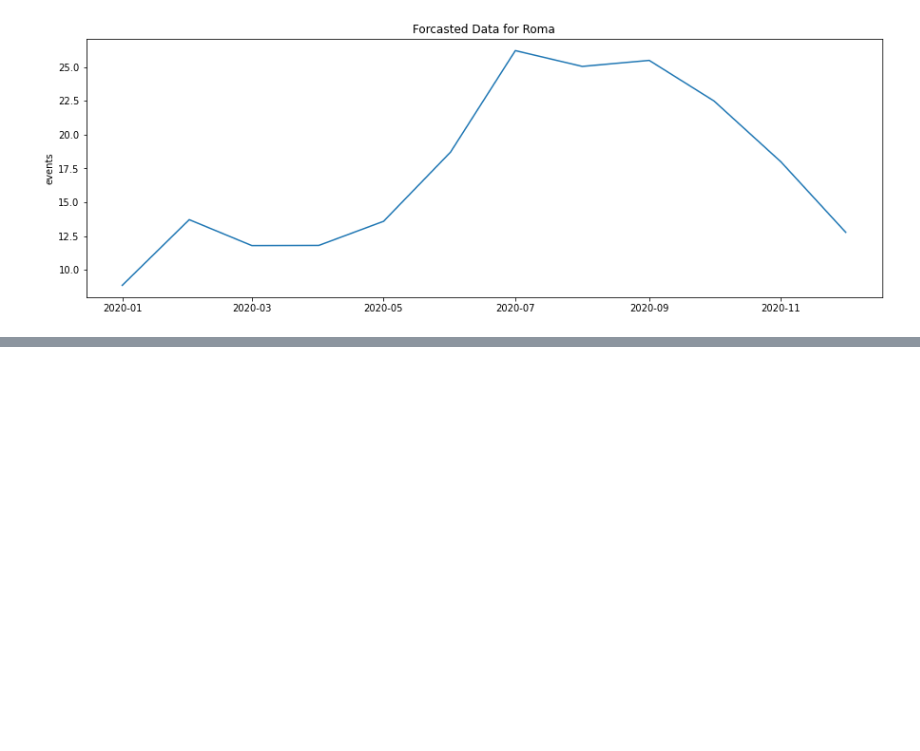
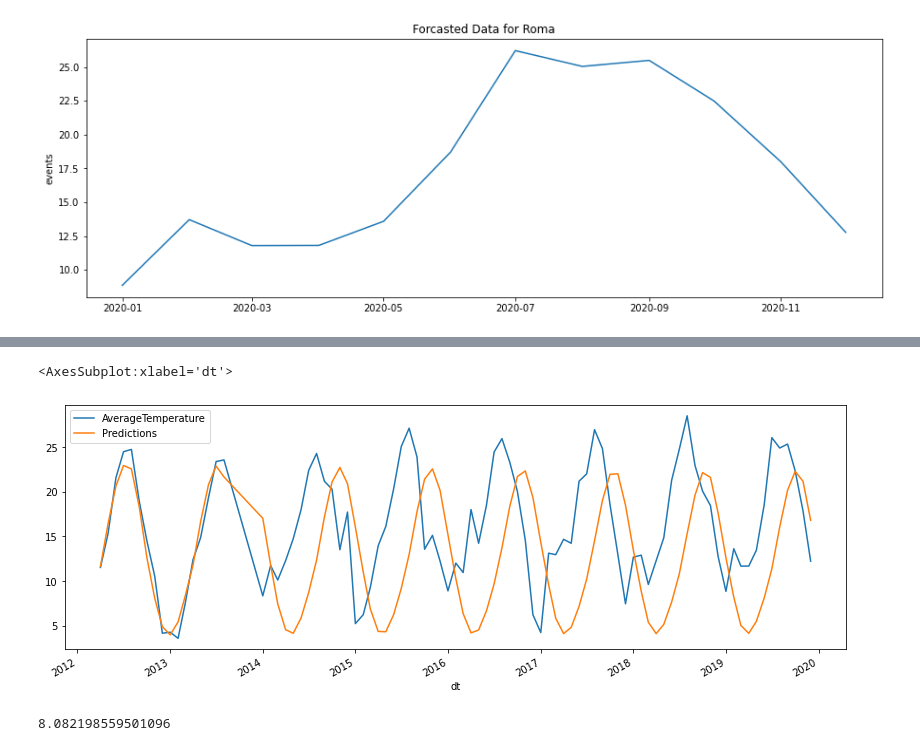
Before and after one commit to DaddCagnez/Data-Science-3, a Jupyter notebook: Time Series Roma.ipynb, the cells around one changed output, grey strips where cells are left out. Saved outputs shown, nothing was run; the diff lists cells and outputs as text; code cells hidden in the pictures; blank space fills up the shorter version.

```diff
--- a/Time Series Roma.ipynb
+++ b/Time Series Roma.ipynb
@@ -337,0 +499,16 @@ generateModel(TempRo2, 'Roma')
+# %%
+test_predictions = []
+
+first_eval_batch = scaled_train[-n_input:]
+current_batch = first_eval_batch.reshape((1, n_input, n_features))
+
+for i in range(len(test)):
+
+    # get the prediction value for the first batch
+    current_pred = model.predict(current_batch)[0]
+
+    # append the prediction into the array
+    test_predictions.append(current_pred)
+
+    # use the prediction to update the batch and remove the first value
+    current_batch = np.append(current_batch[:,1:,:],[[current_pred]],axis=1)
@@ -337,0 +563,16 @@ generateModel(TempRo2, 'Roma')
+# %%
+true_predictions = scaler.inverse_transform(test_predictions)
+# %%
+test['Predictions'] = true_predictions
+# %%
+test.plot(figsize=(14,5))
+# %% [output]
+<AxesSubplot:xlabel='dt'>
+[figure, added]
+# %%
+from sklearn.metrics import mean_squared_error
+from math import sqrt
+rmse=sqrt(mean_squared_error(test['AverageTemperature'],test['Predictions']))
+print(rmse)
+# %% [output]
+8.082198559501096
```
Also changed, not shown: parts of 30 cells of this notebook.
